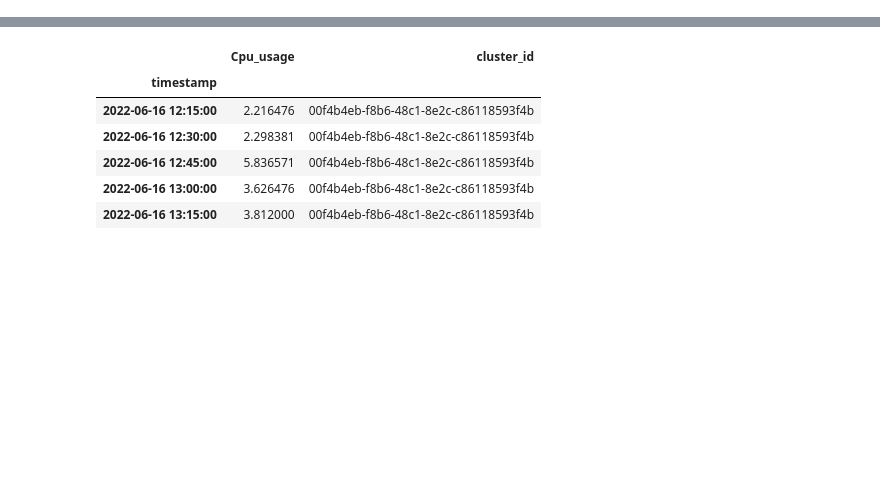
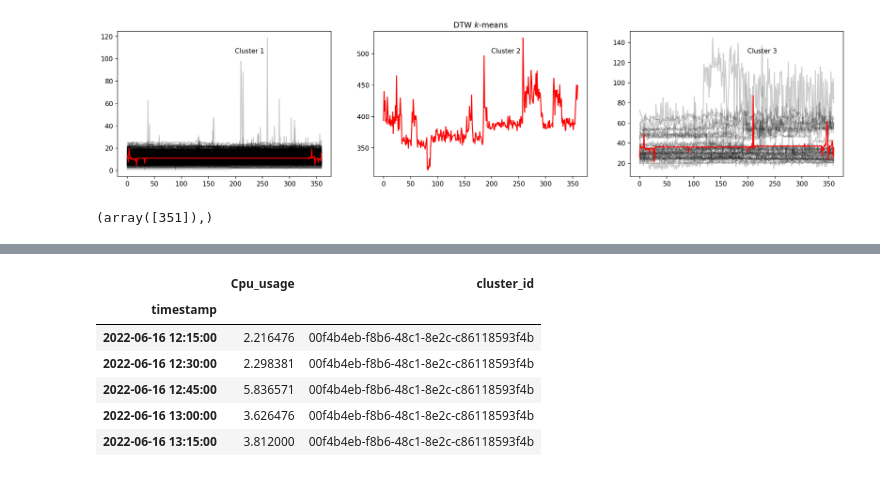
Before and after one commit to Anxhela21/acm-data-project, a Jupyter notebook: clustering.ipynb, the cells around one changed output, grey strips where cells are left out. Saved outputs shown, nothing was run; the diff lists cells and outputs as text; code cells hidden in the pictures; blank space fills up the shorter version.

```diff
--- a/clustering.ipynb
+++ b/clustering.ipynb
@@ -39,0 +173,4 @@ array([[[ 0.05355606,  0.70006777],
+# %%
+dba_km = TimeSeriesKMeans(n_clusters=3, n_init=3, metric="softdtw",verbose=True,
+                          random_state=rng)
+y_pred = dba_km.fit_predict(np_arrap)
@@ -39,0 +202,19 @@ array([[[ 0.05355606,  0.70006777],
+# %%
+plt.figure(figsize=(20, 14), dpi=150)
+for yi in range(3):
+    plt.subplot(3, 3, yi + 1)
+    for cluster in np_arrap[y_pred == yi]:
+        plt.plot(cluster.ravel(), "k-", alpha=.2)
+    plt.plot(dba_km.cluster_centers_[yi].ravel(), "r-")
+    # plt.xlim(0, sz)
+    # plt.ylim(-4, 4)
+    plt.text(0.55, 0.85,'Cluster %d' % (yi + 1),
+             transform=plt.gca().transAxes)
+    if yi == 1:
+        plt.title("DTW $k$-means")
+# %% [output]
+[figure, added]
+# %%
+np.where(y_pred == 1)
+# %% [output]
+(array([351]),)
```
Also changed, not shown: parts of 48 cells of this notebook, 4 other files.
